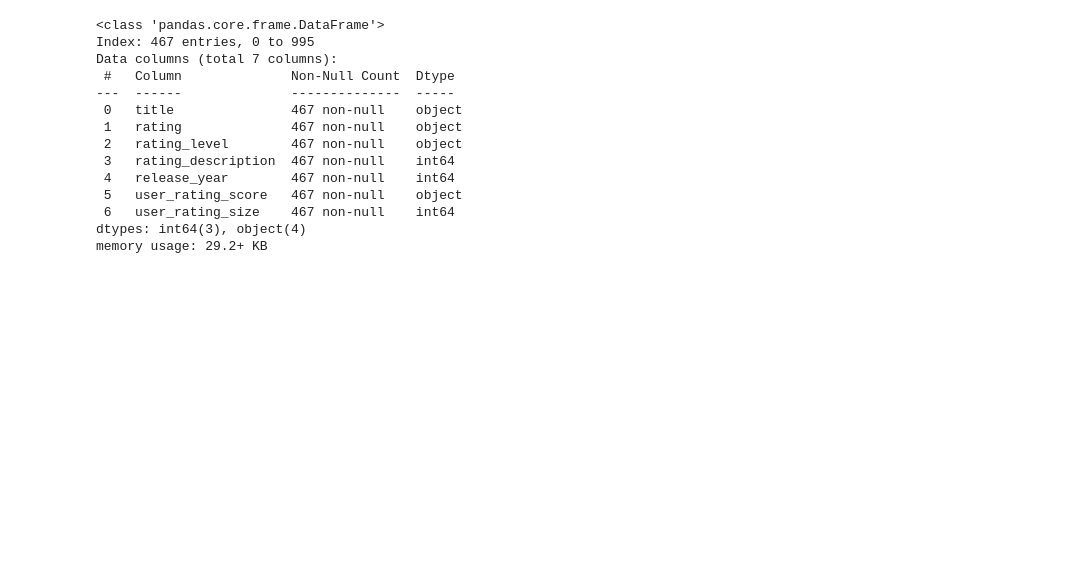
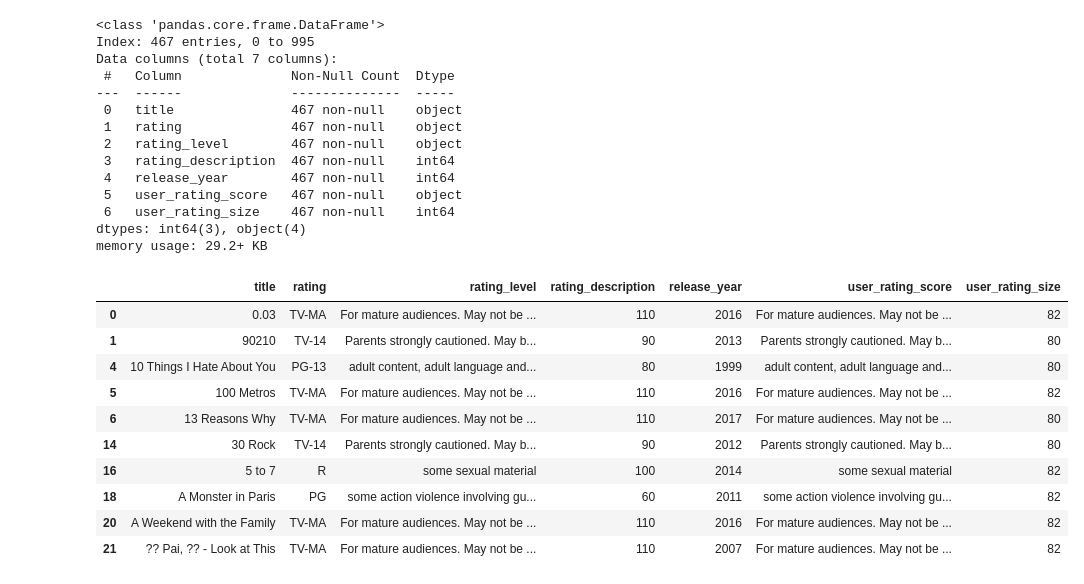
Before and after one commit to yussyafridayusfi/Netflix-EDA--1, a Jupyter notebook: EDA_netflix.ipynb, the cells around one changed output. Saved outputs shown, nothing was run; the diff lists cells and outputs as text; code cells hidden in the pictures; blank space fills up the shorter version.

```diff
--- a/EDA_netflix.ipynb
+++ b/EDA_netflix.ipynb
@@ -106,3 +106,17 @@ Data columns (total 7 columns):
  6   user_rating_size    467 non-null    int64
 dtypes: int64(3), object(4)
 memory usage: 29.2+ KB
+# %%
+df.head(10)
+# %% [output]
+|  | title | rating | rating_level | rating_description | release_year | user_rating_score | user_rating_size |
+| 0 | 0.03 | TV-MA | For mature audiences. May not be ... | 110 | 2016 | For mature audiences. May not be ... | 82 |
+| 1 | 90210 | TV-14 | Parents strongly cautioned. May b... | 90 | 2013 | Parents strongly cautioned. May b... | 80 |
+| 4 | 10 Things I Hate About You | PG-13 | adult content, adult language and... | 80 | 1999 | adult content, adult language and... | 80 |
+| 5 | 100 Metros | TV-MA | For mature audiences. May not be ... | 110 | 2016 | For mature audiences. May not be ... | 82 |
+| 6 | 13 Reasons Why | TV-MA | For mature audiences. May not be ... | 110 | 2017 | For mature audiences. May not be ... | 80 |
+| 14 | 30 Rock | TV-14 | Parents strongly cautioned. May b... | 90 | 2012 | Parents strongly cautioned. May b... | 80 |
+| 16 | 5 to 7 | R | some sexual material | 100 | 2014 | some sexual material | 82 |
+| 18 | A Monster in Paris | PG | some action violence involving gu... | 60 | 2011 | some action violence involving gu... | 82 |
+| 20 | A Weekend with the Family | TV-MA | For mature audiences. May not be ... | 110 | 2016 | For mature audiences. May not be ... | 82 |
+| 21 | ?? Pai, ?? - Look at This | TV-MA | For mature audiences. May not be ... | 110 | 2007 | For mature audiences. May not be ... | 82 |
```
Also changed, not shown: parts of 6 cells of this notebook.
